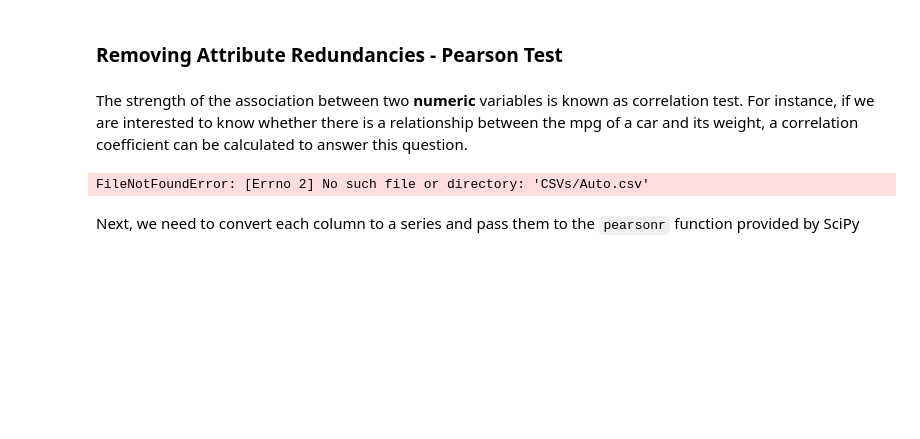
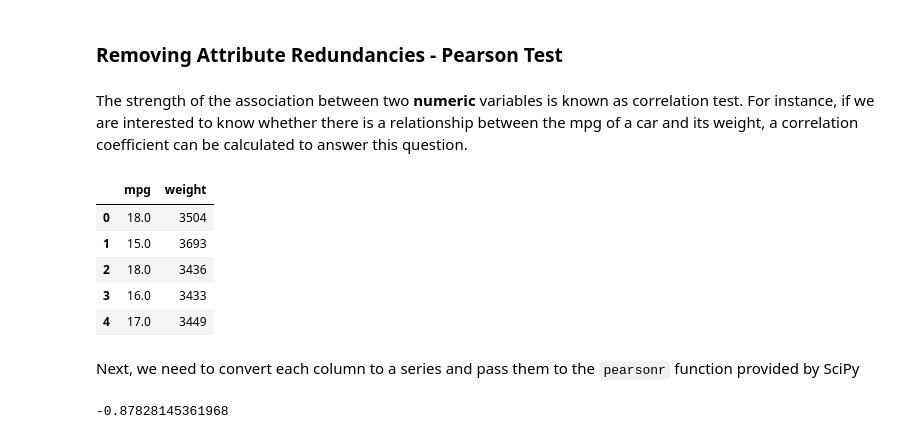
Before and after one commit to paulamrz-c/-PROG8245_Week6, a Jupyter notebook: Week6_DataIntegrationFeatureEngr.ipynb, the cells around one changed output. Saved outputs shown, nothing was run; the diff lists cells and outputs as text; code cells hidden in the pictures; blank space fills up the shorter version.

Commit message:
Auto CSV

```diff
--- a/Week6_DataIntegrationFeatureEngr.ipynb
+++ b/Week6_DataIntegrationFeatureEngr.ipynb
@@ -516,10 +516,15 @@ Null hypothesis accepted, attributes don't have any statistical relationship
 The strength of the association between two **numeric** variables is known as correlation test.
 For instance, if we are interested to know whether there is a relationship between the mpg of a car and its weight, a correlation coefficient can be calculated to answer this question.
 # %%
-cars_df = pd.read_csv('CSVs/Auto.csv')
+cars_df = pd.read_csv('data/Auto.csv')
 cars_df.head(5)
 # %% [output]
-FileNotFoundError: [Errno 2] No such file or directory: 'CSVs/Auto.csv'
+|  | mpg | weight |
+| 0 | 18.0 | 3504 |
+| 1 | 15.0 | 3693 |
+| 2 | 18.0 | 3436 |
+| 3 | 16.0 | 3433 |
+| 4 | 17.0 | 3449 |
 # %% [markdown]
 Next, we need to convert each column to a series and pass them to the `pearsonr` function provided by SciPy
 # %%
@@ -529,6 +534,8 @@ Next, we need to convert each column to a series and pass them to the `pearsonr`
 from scipy.stats import pearsonr
 corr, _ = pearsonr(cars_df.weight, cars_df.mpg)
 print(corr)
+# %% [output]
+-0.87828145361968
 # %%
 import seaborn as sns
 sns.scatterplot(y=cars_df.mpg, x=cars_df.weight)
```
Also changed, not shown: parts of 2 cells of this notebook, 1 other file.
